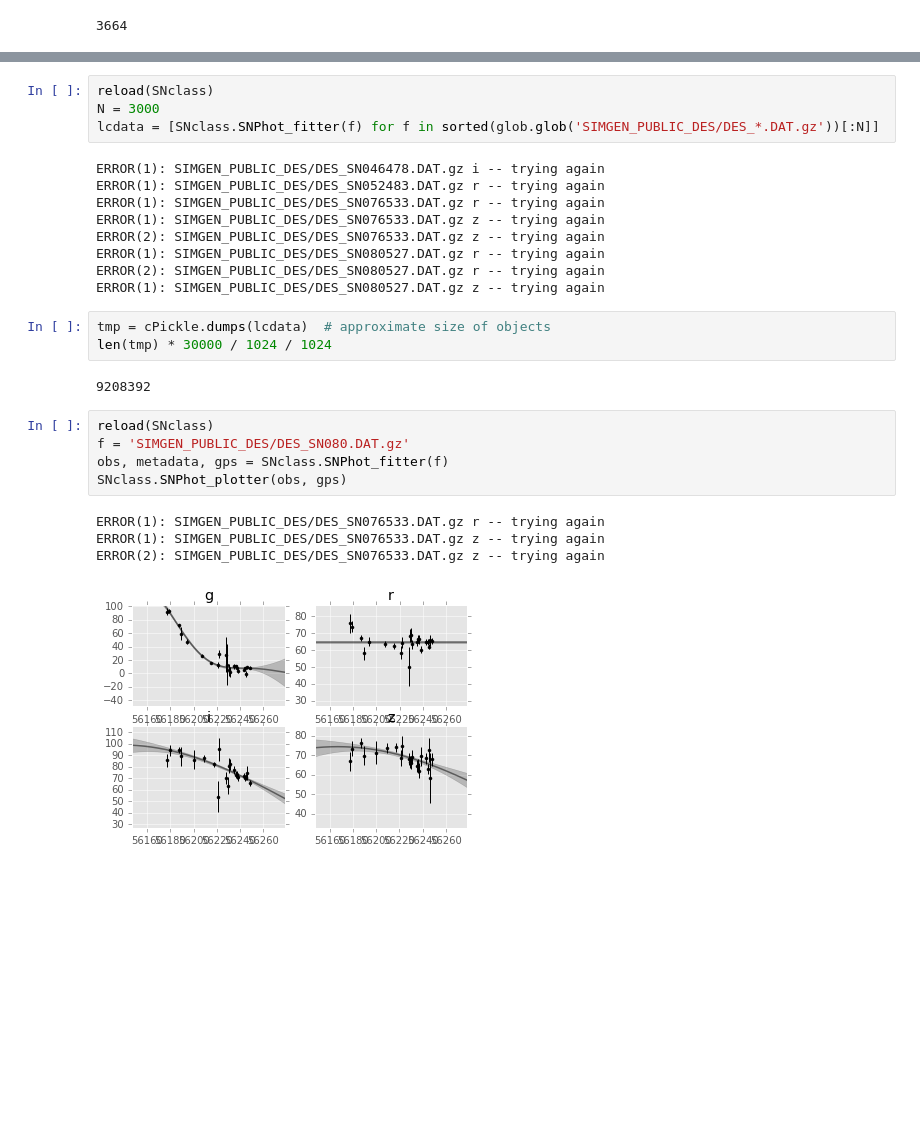
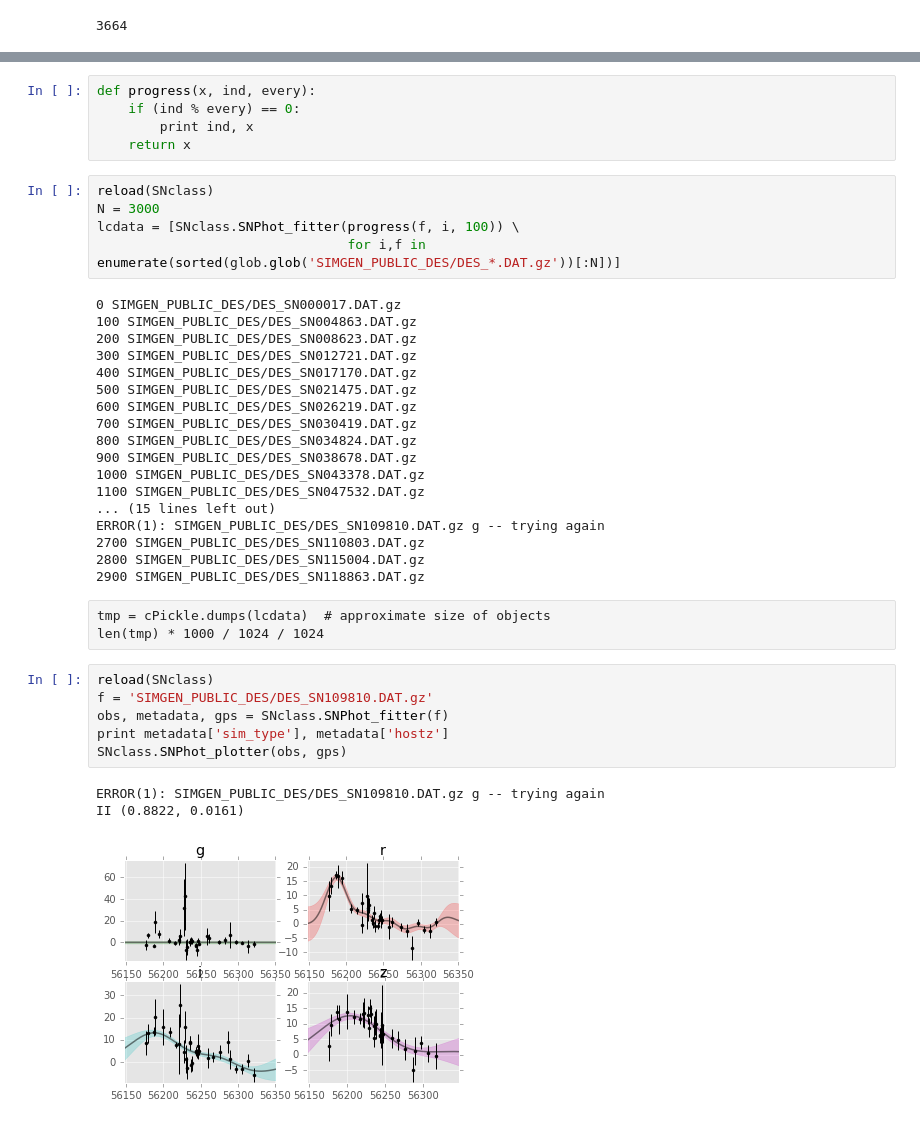
Before and after one commit to djreiss/SNclass, a Jupyter notebook: SNclass-latest.ipynb, the cells around one changed output, grey strips where cells are left out. Cells and saved outputs as stored; diff of their text form; blank space fills up the shorter version.

Commit message:
create SNclass class

```diff
--- a/SNclass-latest.ipynb
+++ b/SNclass-latest.ipynb
@@ -62,28 +63,41 @@ kernel = 5. * np.var(y) * kernels.ExpSquaredKernel(100.)
+# %%
+def progress(x, ind, every):
+    if (ind % every) == 0:
+        print ind, x
+    return x
 # %%
 reload(SNclass)
 N = 3000
-lcdata = [SNclass.SNPhot_fitter(f) for f in sorted(glob.glob('SIMGEN_PUBLIC_DES/DES_*.DAT.gz'))[:N]]
+lcdata = [SNclass.SNPhot_fitter(progress(f, i, 100)) \
+                                for i,f in enumerate(sorted(glob.glob('SIMGEN_PUBLIC_DES/DES_*.DAT.gz'))[:N])]
 # %% [output]
-ERROR(1): SIMGEN_PUBLIC_DES/DES_SN046478.DAT.gz i -- trying again
-ERROR(1): SIMGEN_PUBLIC_DES/DES_SN052483.DAT.gz r -- trying again
-ERROR(1): SIMGEN_PUBLIC_DES/DES_SN076533.DAT.gz r -- trying again
-ERROR(1): SIMGEN_PUBLIC_DES/DES_SN076533.DAT.gz z -- trying again
-ERROR(2): SIMGEN_PUBLIC_DES/DES_SN076533.DAT.gz z -- trying again
-ERROR(1): SIMGEN_PUBLIC_DES/DES_SN080527.DAT.gz r -- trying again
-ERROR(2): SIMGEN_PUBLIC_DES/DES_SN080527.DAT.gz r -- trying again
-ERROR(1): SIMGEN_PUBLIC_DES/DES_SN080527.DAT.gz z -- trying again
+0 SIMGEN_PUBLIC_DES/DES_SN000017.DAT.gz
+100 SIMGEN_PUBLIC_DES/DES_SN004863.DAT.gz
+200 SIMGEN_PUBLIC_DES/DES_SN008623.DAT.gz
+300 SIMGEN_PUBLIC_DES/DES_SN012721.DAT.gz
+400 SIMGEN_PUBLIC_DES/DES_SN017170.DAT.gz
+500 SIMGEN_PUBLIC_DES/DES_SN021475.DAT.gz
+600 SIMGEN_PUBLIC_DES/DES_SN026219.DAT.gz
+700 SIMGEN_PUBLIC_DES/DES_SN030419.DAT.gz
+800 SIMGEN_PUBLIC_DES/DES_SN034824.DAT.gz
+900 SIMGEN_PUBLIC_DES/DES_SN038678.DAT.gz
+1000 SIMGEN_PUBLIC_DES/DES_SN043378.DAT.gz
+1100 SIMGEN_PUBLIC_DES/DES_SN047532.DAT.gz
+... (15 lines left out)
+ERROR(1): SIMGEN_PUBLIC_DES/DES_SN109810.DAT.gz g -- trying again
+2700 SIMGEN_PUBLIC_DES/DES_SN110803.DAT.gz
+2800 SIMGEN_PUBLIC_DES/DES_SN115004.DAT.gz
+2900 SIMGEN_PUBLIC_DES/DES_SN118863.DAT.gz
-# %%
-tmp = cPickle.dumps(lcdata)  # approximate size of objects
-len(tmp) * 30000 / 1024 / 1024
-# %% [output]
-9208392
+# %% [raw]
+tmp = cPickle.dumps(lcdata)  # approximate size of objects
+len(tmp) * 1000 / 1024 / 1024
 # %%
 reload(SNclass)
-f = 'SIMGEN_PUBLIC_DES/DES_SN080.DAT.gz'
+f = 'SIMGEN_PUBLIC_DES/DES_SN109810.DAT.gz'
 obs, metadata, gps = SNclass.SNPhot_fitter(f)
+print metadata['sim_type'], metadata['hostz']
 SNclass.SNPhot_plotter(obs, gps)
 # %% [output]
-ERROR(1): SIMGEN_PUBLIC_DES/DES_SN076533.DAT.gz r -- trying again
-ERROR(1): SIMGEN_PUBLIC_DES/DES_SN076533.DAT.gz z -- trying again
-ERROR(2): SIMGEN_PUBLIC_DES/DES_SN076533.DAT.gz z -- trying again
+ERROR(1): SIMGEN_PUBLIC_DES/DES_SN109810.DAT.gz g -- trying again
+II (0.8822, 0.0161)
-[figure, old version]
+[figure, new version]
```
Also changed, not shown: parts of 5 cells of this notebook, 1 other file.
